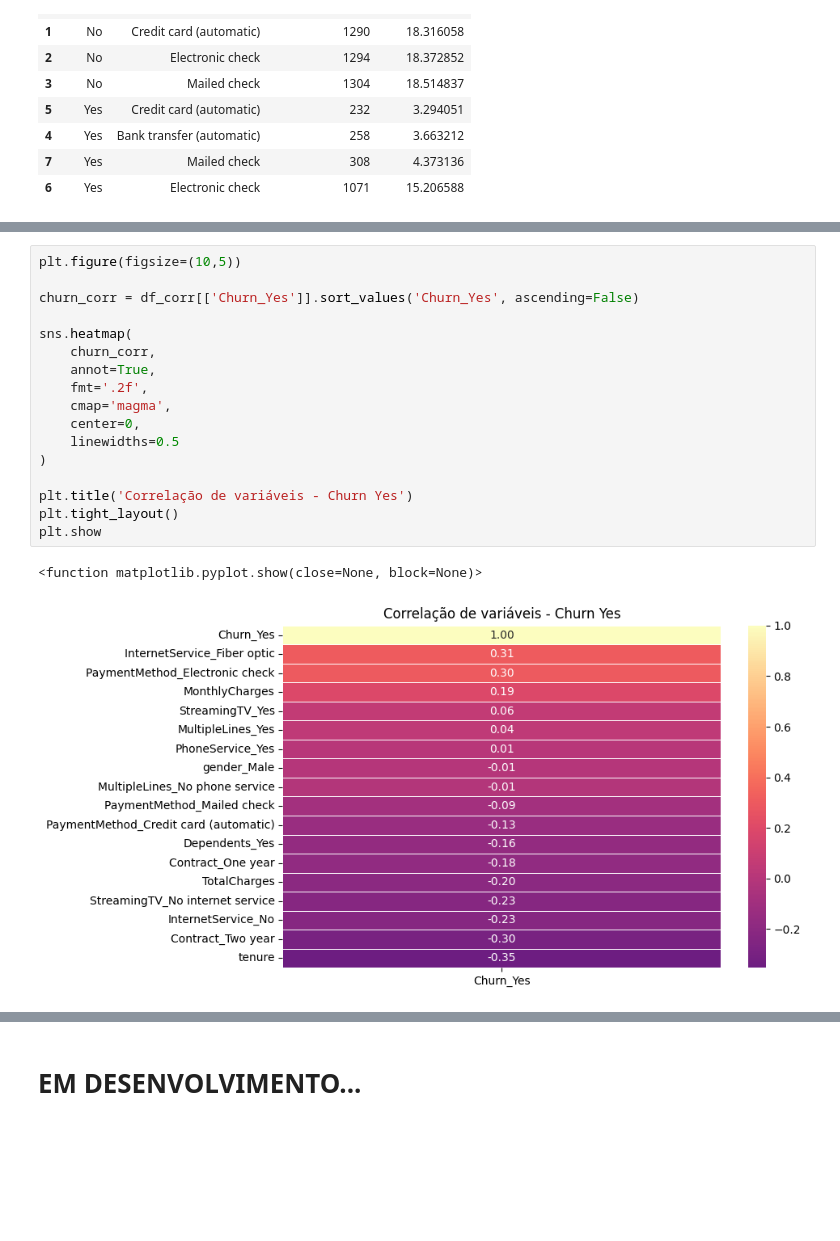
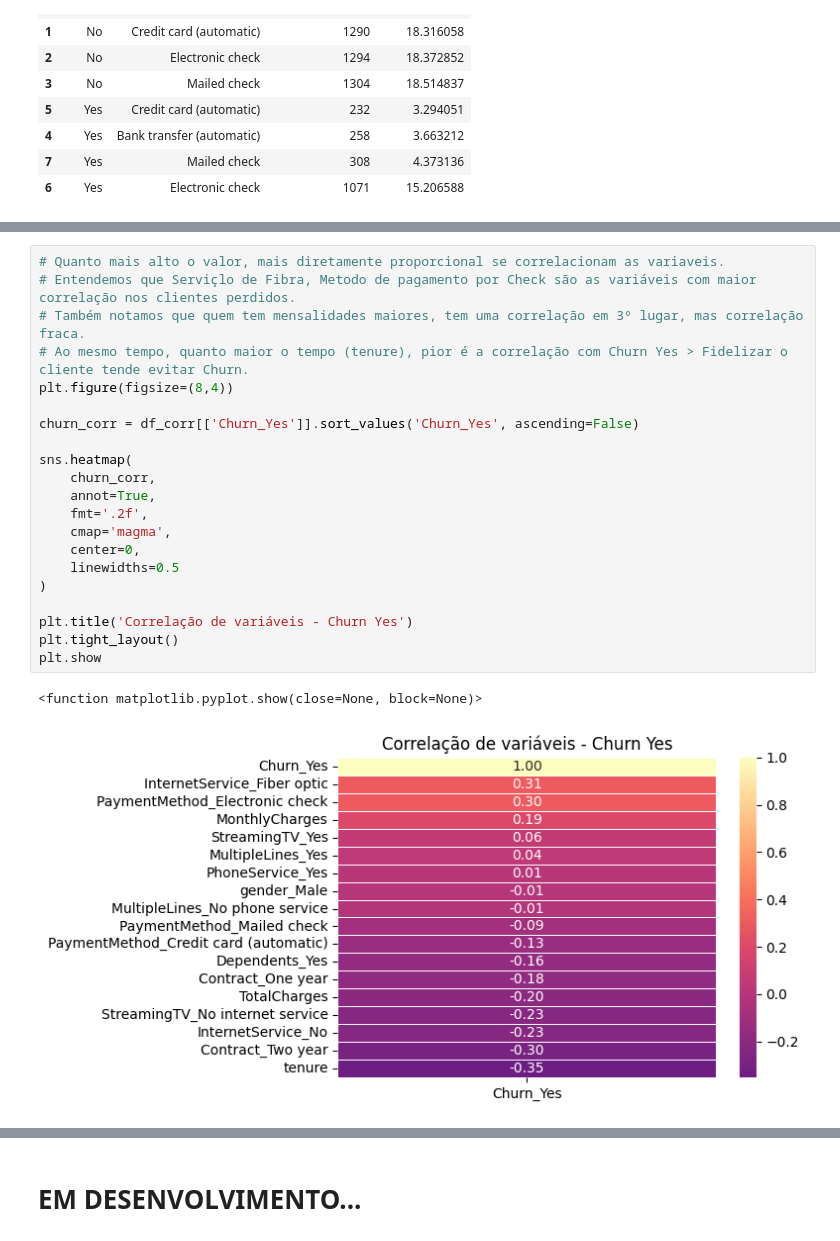
Before and after one commit to diogobueno-analytics/churn-prediction-ibm-telco, a Jupyter notebook: churn_prediction_ibm.ipynb, the cells around one changed output, grey strips where cells are left out. Saved outputs shown, nothing was run; the diff lists cells and outputs as text; blank space fills up the shorter version.

```diff
--- a/churn_prediction_ibm.ipynb
+++ b/churn_prediction_ibm.ipynb
@@ -262,22 +262,26 @@ df_corr
 | PaymentMethod_Mailed check | -0.233852 | -0.377437 | -0.294708 | 0.013744 | 0.059071 | -0.003319 | ... |
 | Churn_Yes | -0.352229 | 0.193356 | -0.199484 | -0.008612 | -0.164221 | 0.011942 | ... |
 # %%
-plt.figure(figsize=(10,5))
+# Quanto mais alto o valor, mais diretamente proporcional se correlacionam as variaveis.
+# Entendemos que Serviçlo de Fibra, Metodo de pagamento por Check são as variáveis com maior correlação nos clientes perdidos.
+# Também notamos que quem tem mensalidades maiores, tem uma correlação em 3º lugar, mas correlação fraca.
+# Ao mesmo tempo, quanto maior o tempo (tenure), pior é a correlação com Churn Yes > Fidelizar o cliente tende evitar Churn.
+plt.figure(figsize=(8,4))
 
 churn_corr = df_corr[['Churn_Yes']].sort_values('Churn_Yes', ascending=False)
 
 sns.heatmap(
     churn_corr,
     annot=True,
     fmt='.2f',
     cmap='magma',
     center=0,
     linewidths=0.5
 )
 
 plt.title('Correlação de variáveis - Churn Yes')
 plt.tight_layout()
 plt.show
 # %% [output]
 <function matplotlib.pyplot.show(close=None, block=None)>
-[figure, old version]
+[figure, new version]
```
Also changed, not shown: parts of 1 cell of this notebook.
